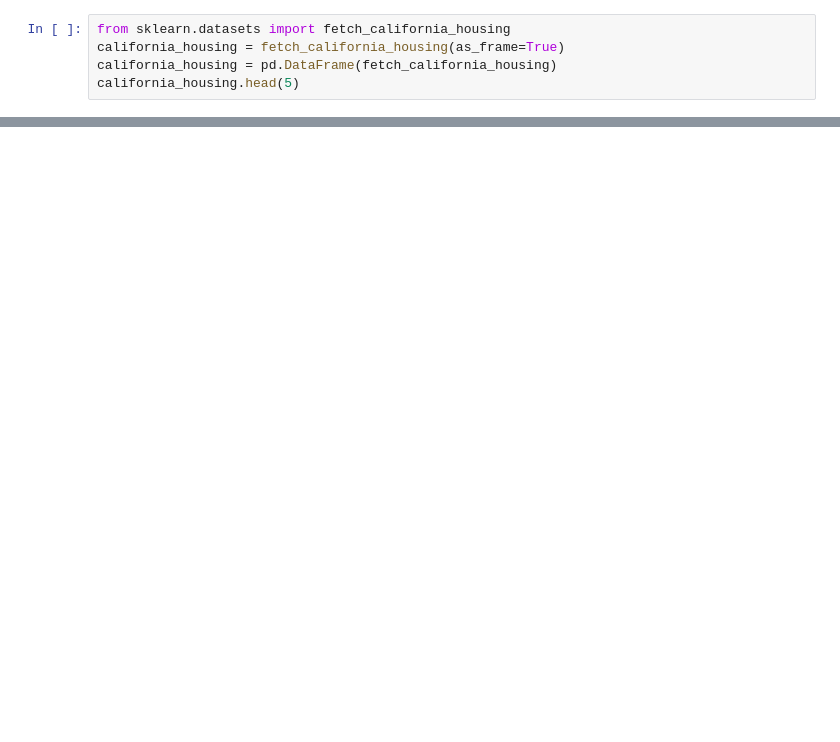
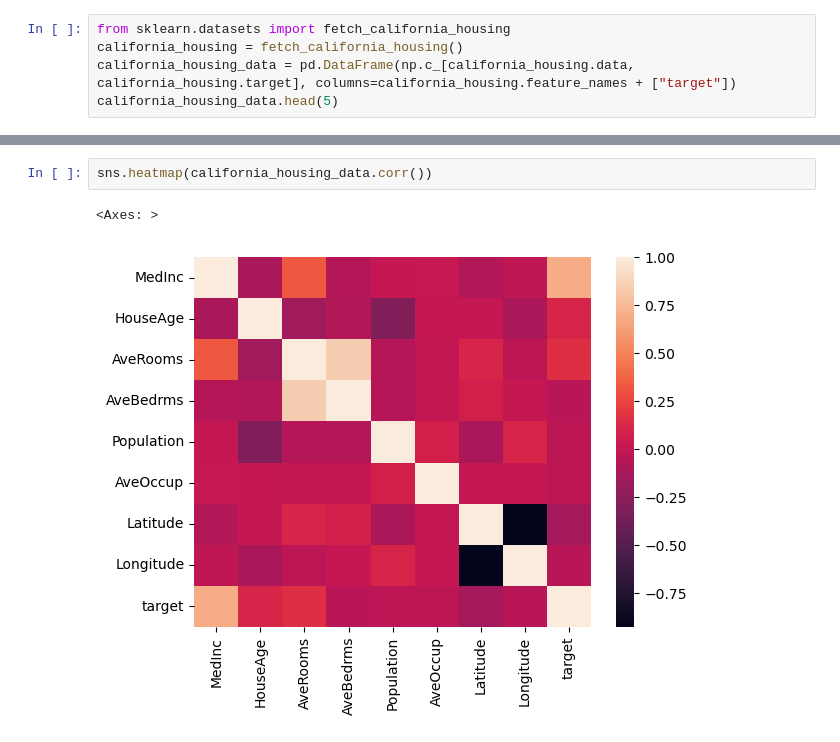
Before and after one commit to SSShinorina/California-Housing-with-SHAP, a Jupyter notebook: California Housing.ipynb, the cells around one changed output, grey strips where cells are left out. Saved outputs shown, nothing was run; the diff lists cells and outputs as text; blank space fills up the shorter version.

```diff
--- a/California Housing.ipynb
+++ b/California Housing.ipynb
@@ -7,7 +8,7 @@ shap.initjs()
 [interactive output not drawn]
 # %%
 from sklearn.datasets import fetch_california_housing
-california_housing = fetch_california_housing(as_frame=True)
-california_housing = pd.DataFrame(fetch_california_housing)
-california_housing.head(5)
+california_housing = fetch_california_housing()
+california_housing_data = pd.DataFrame(np.c_[california_housing.data, california_housing.target], columns=california_housing.feature_names + ["target"])
+california_housing_data.head(5)
 # %% [output]
@@ -29,0 +57,5 @@ ValueError: Unknown label type: continuous. Maybe you are trying to fit a classi
+# %%
+sns.heatmap(california_housing_data.corr())
+# %% [output]
+<Axes: >
+[figure, added]
```
Also changed, not shown: parts of 9 cells of this notebook.
